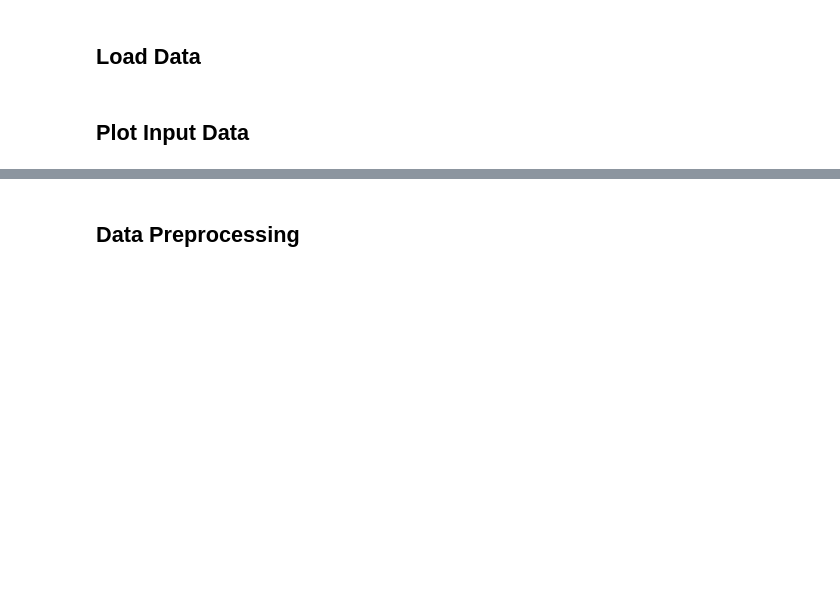
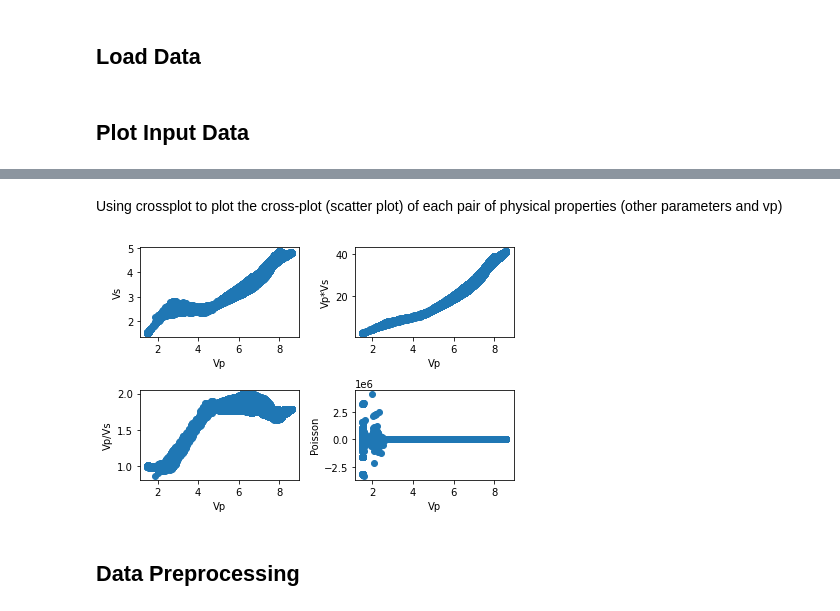
Before and after one commit to acse-yc220/finalProject, a Jupyter notebook: realData.ipynb, the cells around one changed output, grey strips where cells are left out. Cells and saved outputs as stored; diff of their text form; code cells hidden in the pictures; blank space fills up the shorter version.

```diff
--- a/realData.ipynb
+++ b/realData.ipynb
@@ -27,3 +47,9 @@ showDistribution(dataset,'vs')
+# %% [markdown]
+Using crossplot to plot the cross-plot (scatter plot) of each pair of physical properties (other parameters and vp)
+# %%
+crossplot(data)
+# %% [output]
+[figure, added]
 # %% [markdown]
 ## Data Preprocessing
 # %% [markdown]
```
Also changed, not shown: parts of 101 cells of this notebook.
